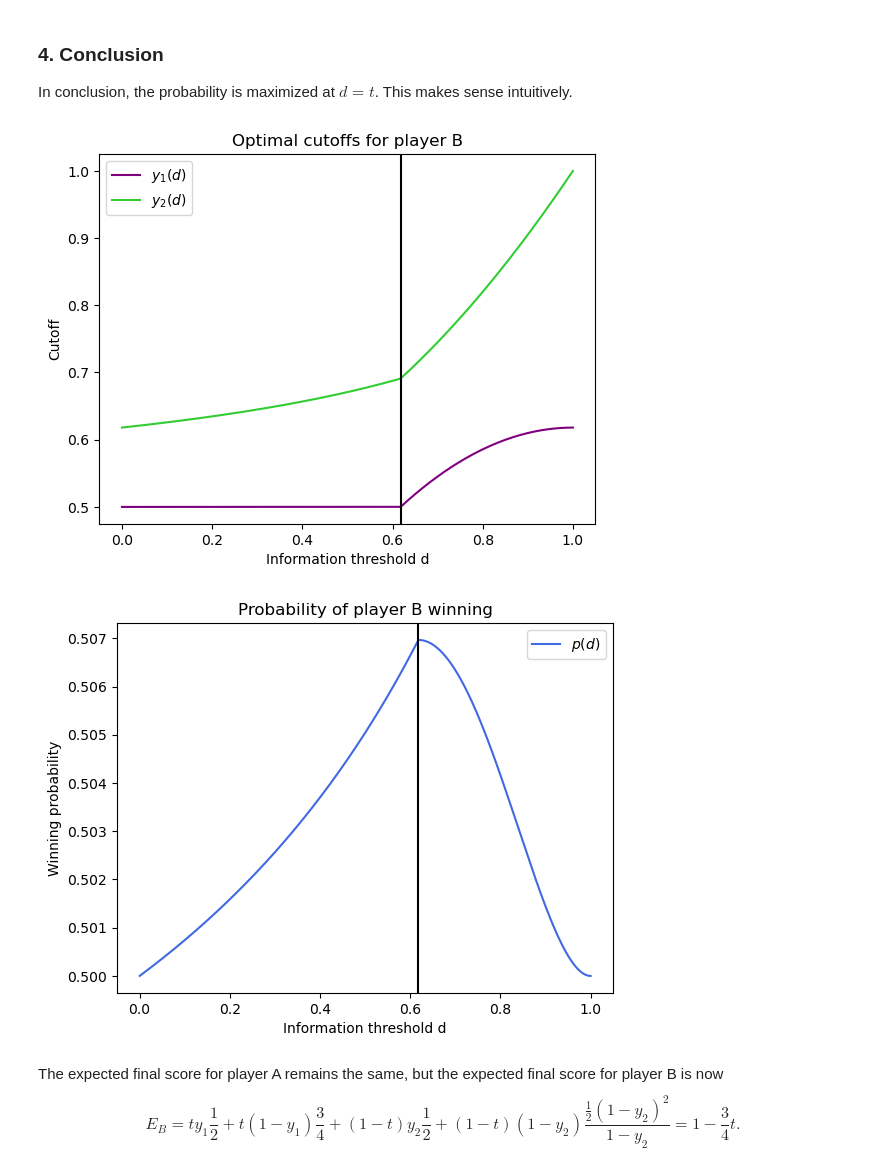
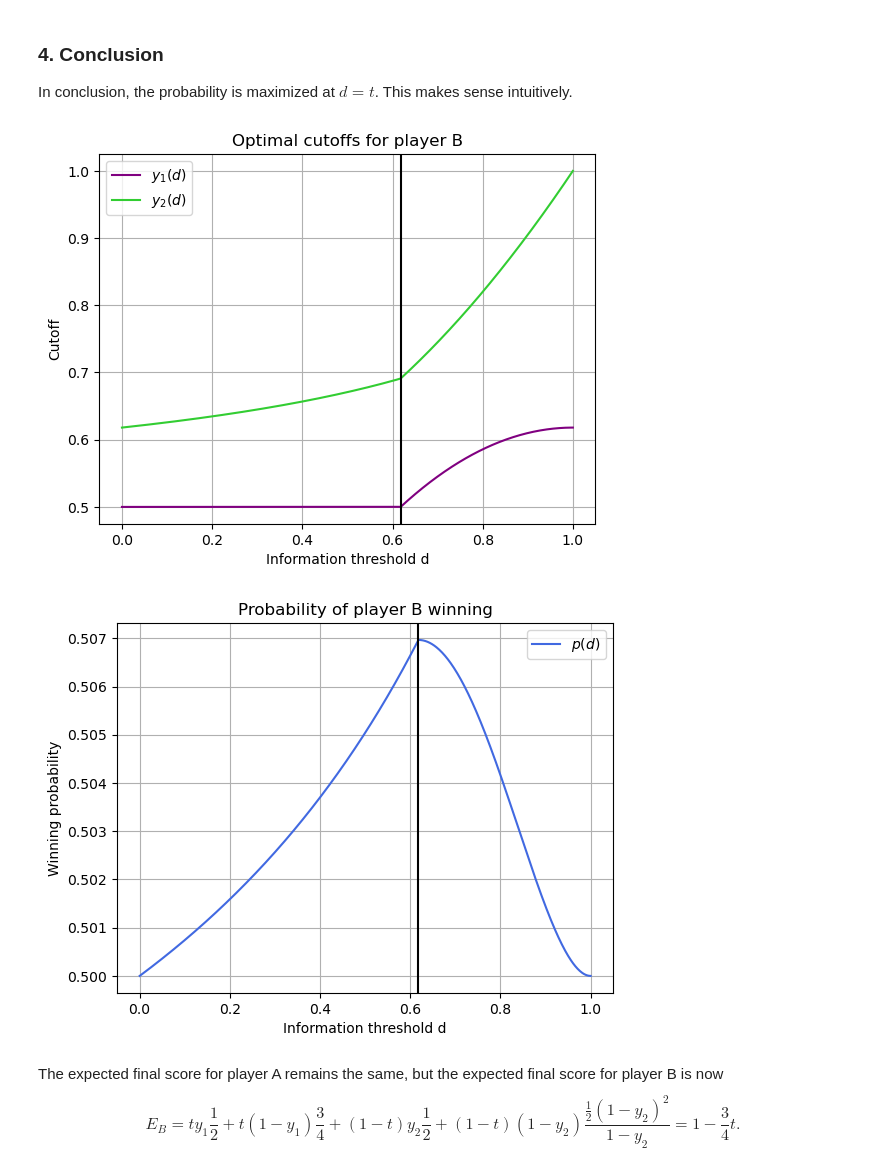
Before and after one commit to joalone/jane-street-probability-puzzles, a Jupyter notebook: src/2025_december.ipynb, the cells around one changed output. Cells and saved outputs as stored; diff of their text form; code cells hidden in the pictures.

```diff
--- a/src/2025_december.ipynb
+++ b/src/2025_december.ipynb
@@ -363,32 +363,34 @@ def piecewise_numeric(exprs, intervals, var):
 # %%
 t_num = float(t)
 
 intervals = [(0, t_num), (t_num, 1)]
 y1_fun = piecewise_numeric([y1_L, y1_R], intervals, d)
 y2_fun = piecewise_numeric([y2_L, y2_R], intervals, d)
 p_fun = piecewise_numeric([p_L, p_R], intervals, d)
 
 xs = np.linspace(1e-4, 1 - 1e-4, 800)
 
 plt.plot(xs, y1_fun(xs), color="purple", label=r"$y_1(d)$")
 plt.plot(xs, y2_fun(xs), color="limegreen", label=r"$y_2(d)$")
 plt.axvline(t_num, color="black")
 plt.title("Optimal cutoffs for player B")
 plt.xlabel("Information threshold d")
 plt.ylabel("Cutoff")
 plt.legend()
+plt.grid(True)
 plt.show()
 
 plt.plot(xs, p_fun(xs), color="royalblue", label=r"$p(d)$")
 plt.axvline(t_num, color="black")
 plt.title("Probability of player B winning")
 plt.xlabel("Information threshold d")
 plt.ylabel("Winning probability")
 plt.legend()
+plt.grid(True)
 plt.show()
 # %% [output]
-[figure, old version]
+[figure, new version]
-[figure, old version]
+[figure, new version]
 # %% [markdown]
 The expected final score for player A remains the same, but the expected final score for player B is now
 $$
```
Also changed, not shown: 3 other files.
